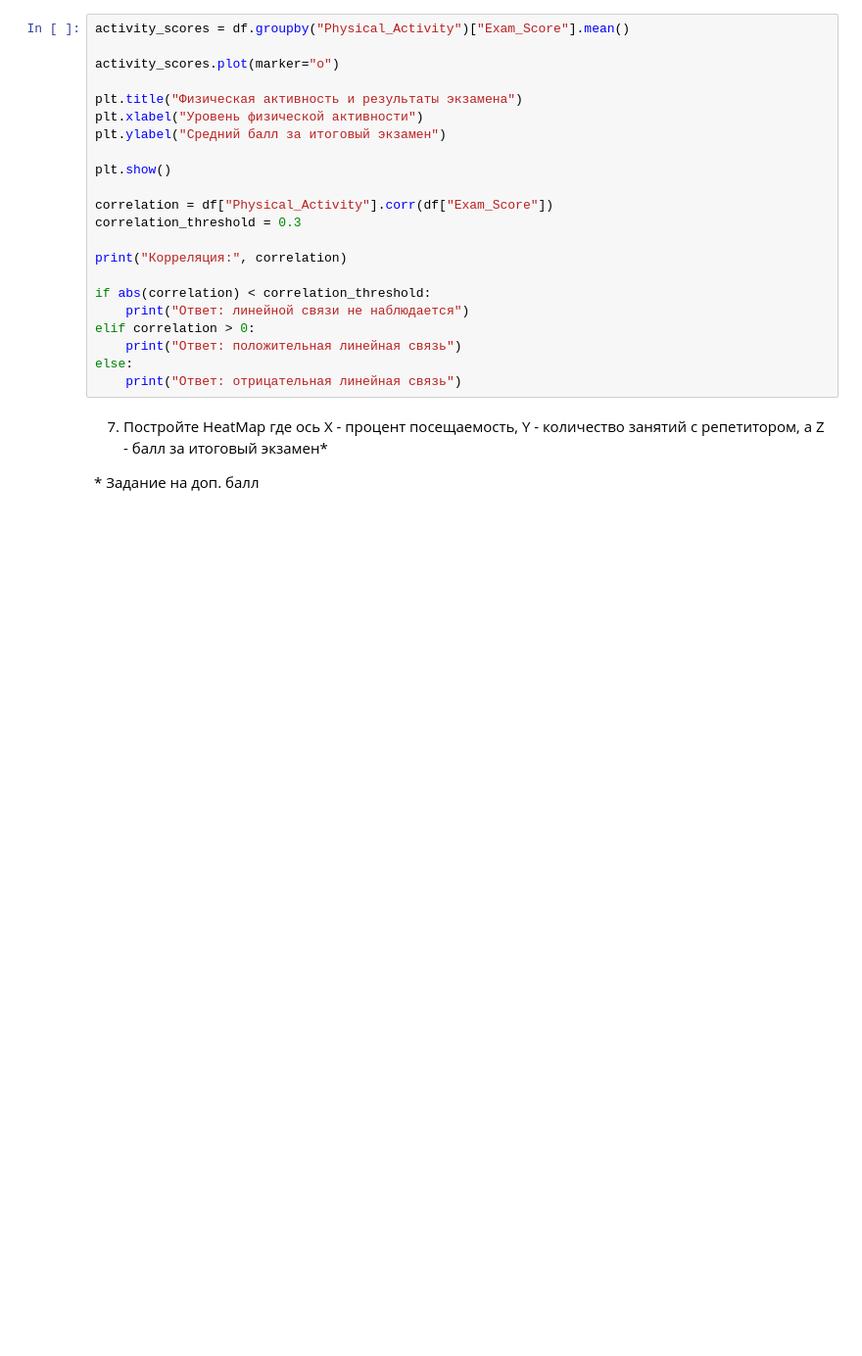
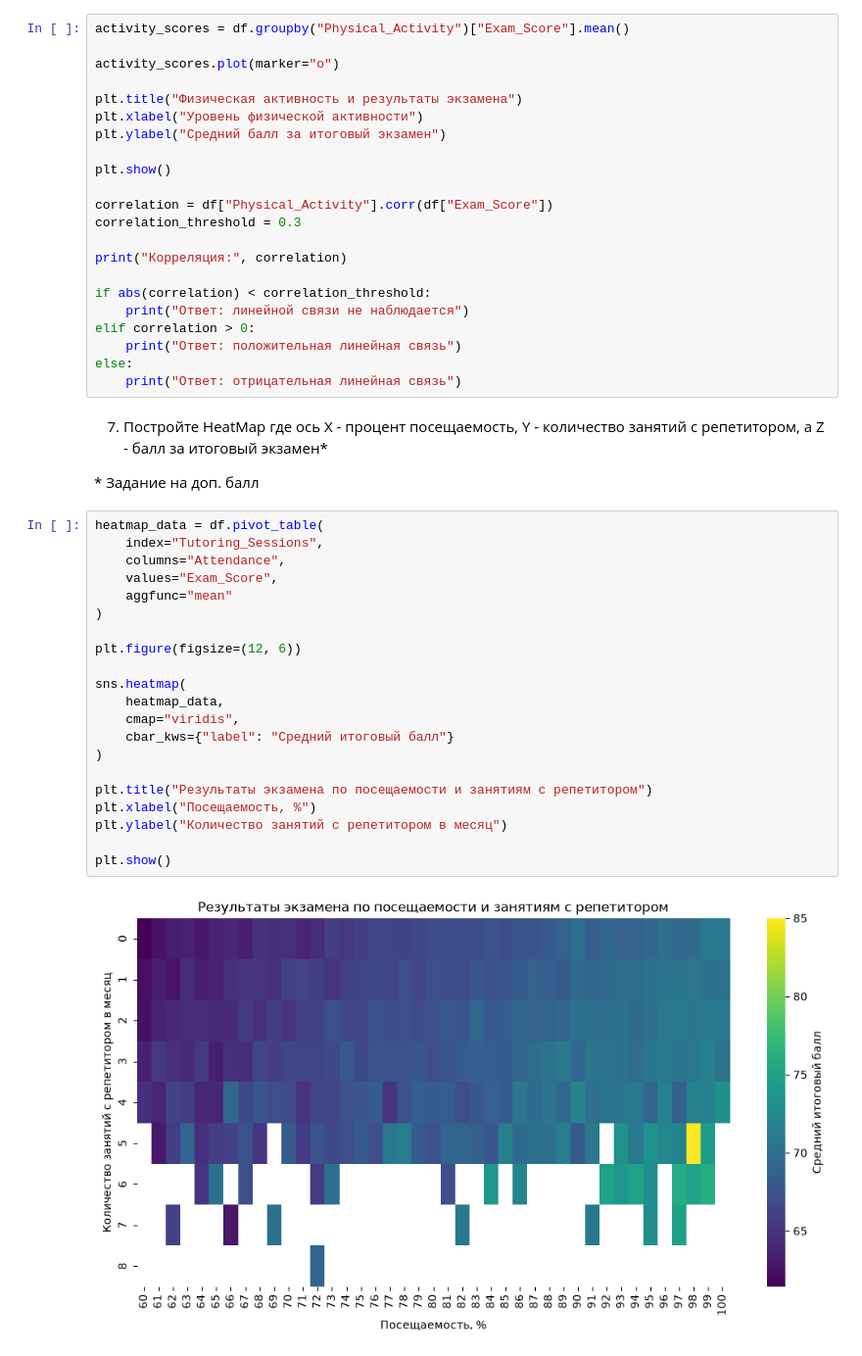
Before and after one commit to iannsgirdye/mai_machine-learning-concepts, a Jupyter notebook: hw1/Lab1-6.ipynb, the cells around one changed output. Shown at 98% size. Saved outputs shown, nothing was run; the diff lists cells and outputs as text; blank space fills up the shorter version.

```diff
--- a/hw1/Lab1-6.ipynb
+++ b/hw1/Lab1-6.ipynb
@@ -516,3 +516,26 @@ else:
 7. Постройте HeatMap где ось Х - процент посещаемость, Y - количество занятий с репетитором, а Z - балл за итоговый экзамен*
 
 \* Задание на доп. балл
+# %%
+heatmap_data = df.pivot_table(
+    index="Tutoring_Sessions",
+    columns="Attendance",
+    values="Exam_Score",
+    aggfunc="mean"
+)
+
+plt.figure(figsize=(12, 6))
+
+sns.heatmap(
+    heatmap_data,
+    cmap="viridis",
+    cbar_kws={"label": "Средний итоговый балл"}
+)
+
+plt.title("Результаты экзамена по посещаемости и занятиям с репетитором")
+plt.xlabel("Посещаемость, %")
+plt.ylabel("Количество занятий с репетитором в месяц")
+
+plt.show()
+# %% [output]
+[figure, added]
```
